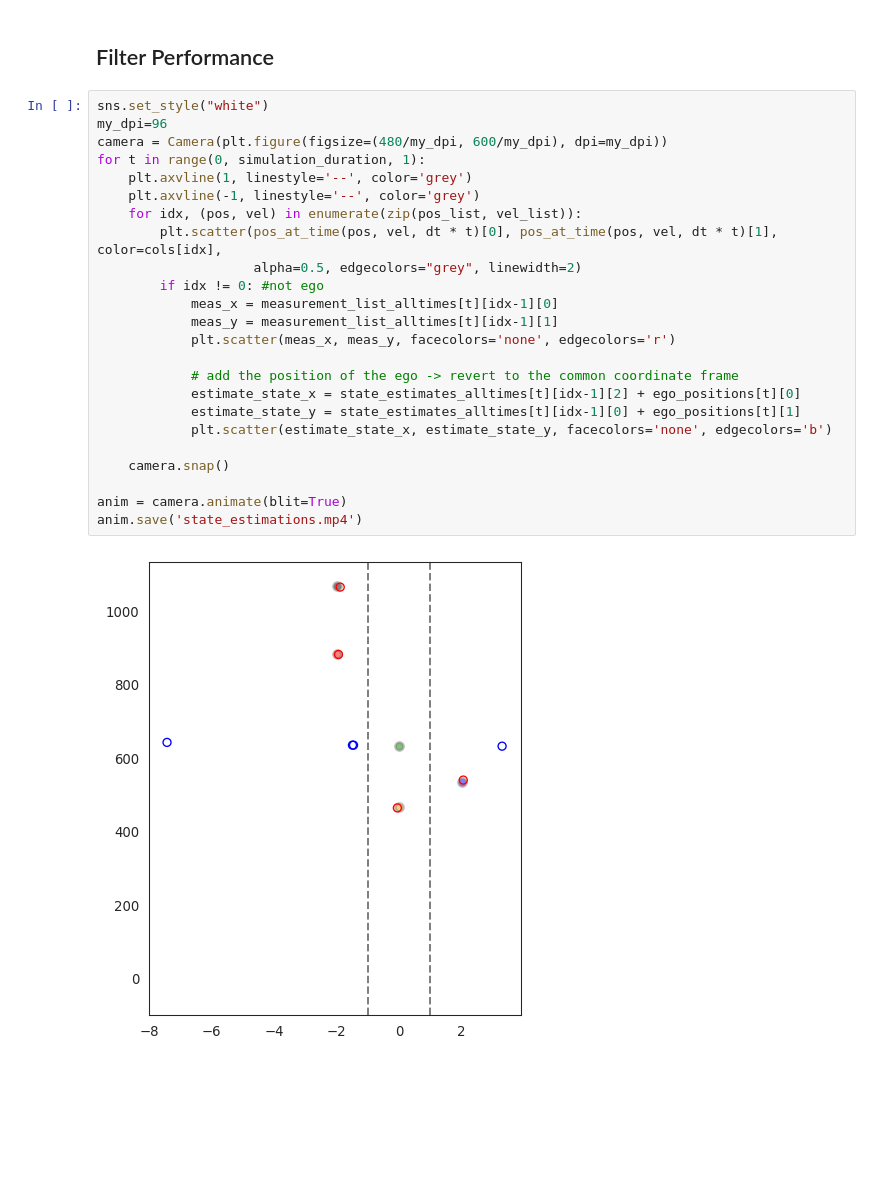
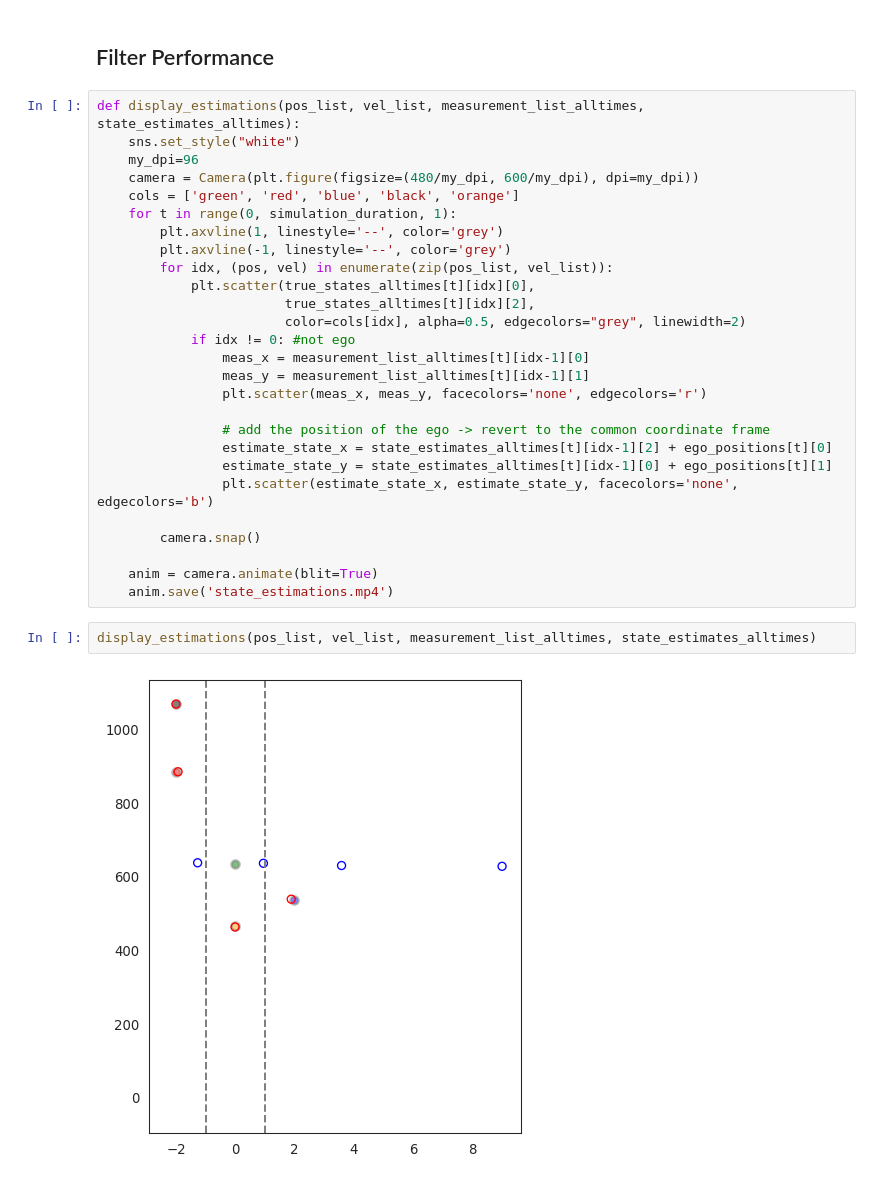
Before and after one commit to andac-demir/Extended-Kalman-Filter-for-Multitarget-Tracking, a Jupyter notebook: ekf_implementation.py.ipynb, the cells around one changed output. Drawn from its saved outputs; the diff is of its cells as text; blank space fills up the shorter version.

```diff
--- a/ekf_implementation.py.ipynb
+++ b/ekf_implementation.py.ipynb
@@ -270,28 +292,33 @@ for t, measurement_at_time in enumerate(measurement_list_alltimes):
 # %% [markdown]
 ## Filter Performance
 # %%
-sns.set_style("white")
-my_dpi=96
-camera = Camera(plt.figure(figsize=(480/my_dpi, 600/my_dpi), dpi=my_dpi))
-for t in range(0, simulation_duration, 1):
-    plt.axvline(1, linestyle='--', color='grey')
-    plt.axvline(-1, linestyle='--', color='grey')
-    for idx, (pos, vel) in enumerate(zip(pos_list, vel_list)):
-        plt.scatter(pos_at_time(pos, vel, dt * t)[0], pos_at_time(pos, vel, dt * t)[1], color=cols[idx],
-                    alpha=0.5, edgecolors="grey", linewidth=2)
-        if idx != 0: #not ego
-            meas_x = measurement_list_alltimes[t][idx-1][0]
-            meas_y = measurement_list_alltimes[t][idx-1][1]
-            plt.scatter(meas_x, meas_y, facecolors='none', edgecolors='r')
+def display_estimations(pos_list, vel_list, measurement_list_alltimes, state_estimates_alltimes):
+    sns.set_style("white")
+    my_dpi=96
+    camera = Camera(plt.figure(figsize=(480/my_dpi, 600/my_dpi), dpi=my_dpi))
+    cols = ['green', 'red', 'blue', 'black', 'orange']
+    for t in range(0, simulation_duration, 1):
+        plt.axvline(1, linestyle='--', color='grey')
+        plt.axvline(-1, linestyle='--', color='grey')
+        for idx, (pos, vel) in enumerate(zip(pos_list, vel_list)):
+            plt.scatter(true_states_alltimes[t][idx][0],
+                        true_states_alltimes[t][idx][2],
+                        color=cols[idx], alpha=0.5, edgecolors="grey", linewidth=2)
+            if idx != 0: #not ego
+                meas_x = measurement_list_alltimes[t][idx-1][0]
+                meas_y = measurement_list_alltimes[t][idx-1][1]
+                plt.scatter(meas_x, meas_y, facecolors='none', edgecolors='r')
 
-            # add the position of the ego -> revert to the common coordinate frame
-            estimate_state_x = state_estimates_alltimes[t][idx-1][2] + ego_positions[t][0]
-            estimate_state_y = state_estimates_alltimes[t][idx-1][0] + ego_positions[t][1]
-            plt.scatter(estimate_state_x, estimate_state_y, facecolors='none', edgecolors='b')
+                # add the position of the ego -> revert to the common coordinate frame
+                estimate_state_x = state_estimates_alltimes[t][idx-1][2] + ego_positions[t][0]
+                estimate_state_y = state_estimates_alltimes[t][idx-1][0] + ego_positions[t][1]
+                plt.scatter(estimate_state_x, estimate_state_y, facecolors='none', edgecolors='b')
 
-    camera.snap()
+        camera.snap()
 
-anim = camera.animate(blit=True)
-anim.save('state_estimations.mp4')
+    anim = camera.animate(blit=True)
+    anim.save('state_estimations.mp4')
-# %% [output]
-[figure, removed]
+# %%
+display_estimations(pos_list, vel_list, measurement_list_alltimes, state_estimates_alltimes)
+# %% [output]
+[figure, added]
```
Also changed, not shown: parts of 11 cells of this notebook, 2 other files.
